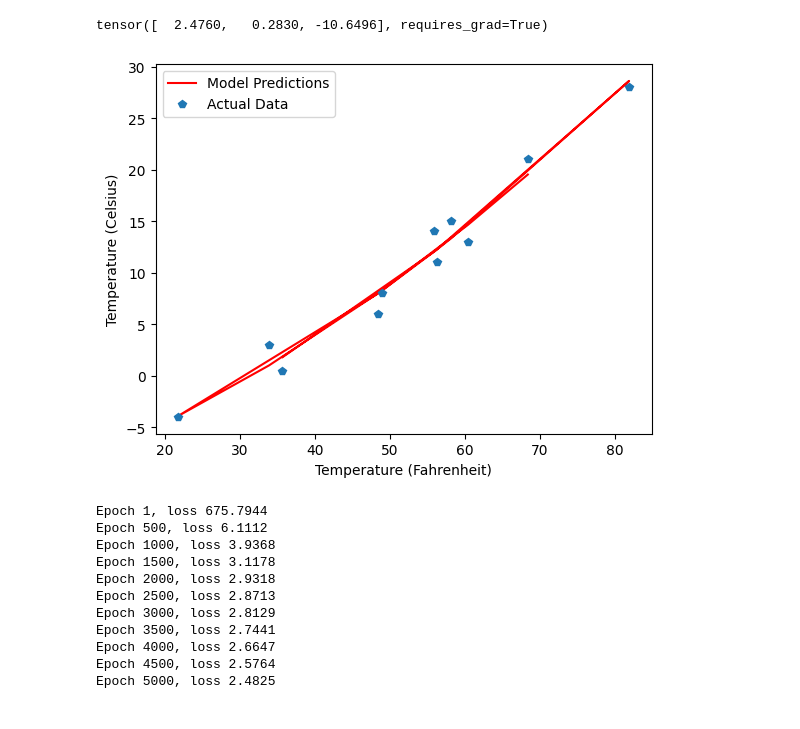
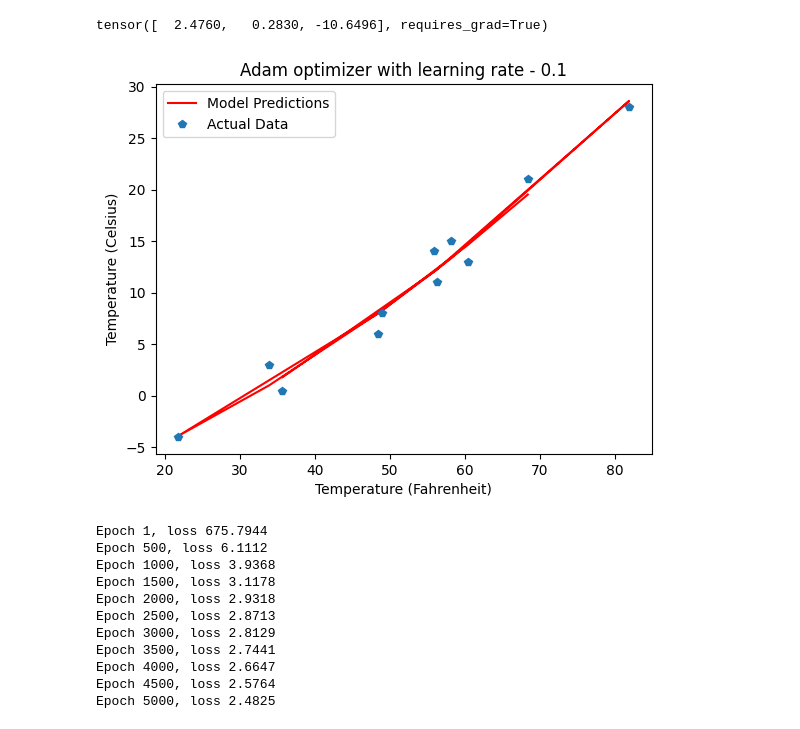
Before and after one commit to Dhanush-adk/machine_learning, a Jupyter notebook: assignment_5/assignment_5.ipynb, the cells around one changed output. Cells and saved outputs as stored; diff of their text form; code cells hidden in the pictures.

```diff
--- a/assignment_5/assignment_5.ipynb
+++ b/assignment_5/assignment_5.ipynb
@@ -80,25 +86,25 @@ tensor([  2.4760,   0.2830, -10.6496], requires_grad=True)
 # %%
 t_p = model(t_un, *params)
 
 plt.figure()
 
 # Set labels for the axes
 plt.xlabel('Temperature (Fahrenheit)')
 plt.ylabel('Temperature (Celsius)')
 
 # Plot the model's predictions in peachpuff color
 plt.plot(t_u.numpy(), t_p.detach().numpy(), color='red', label='Model Predictions')
 
 # Plot the actual data as points
 plt.plot(t_u.numpy(), t_c.numpy(), 'p', label='Actual Data')
-
+plt.title("Adam optimizer with learning rate - 0.1")
 # Add a legend to the plot
 plt.legend()
 
 # Show the plot
 plt.show()
 # %% [output]
-[figure, old version]
+[figure, new version]
 # %%
 t_un = 0.1 * t_u
 params = torch.tensor([1.0,1.0,0.0], requires_grad=True)
```
Also changed, not shown: parts of 80 cells of this notebook.
